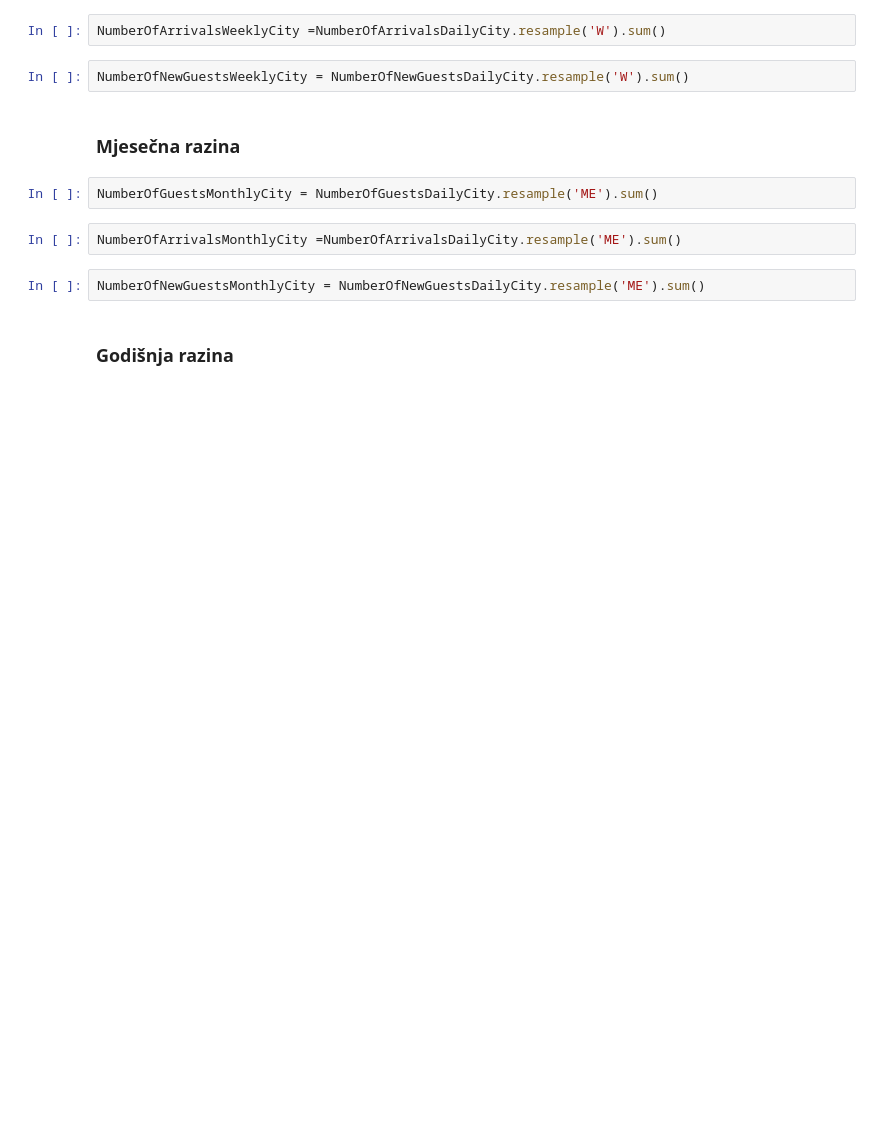
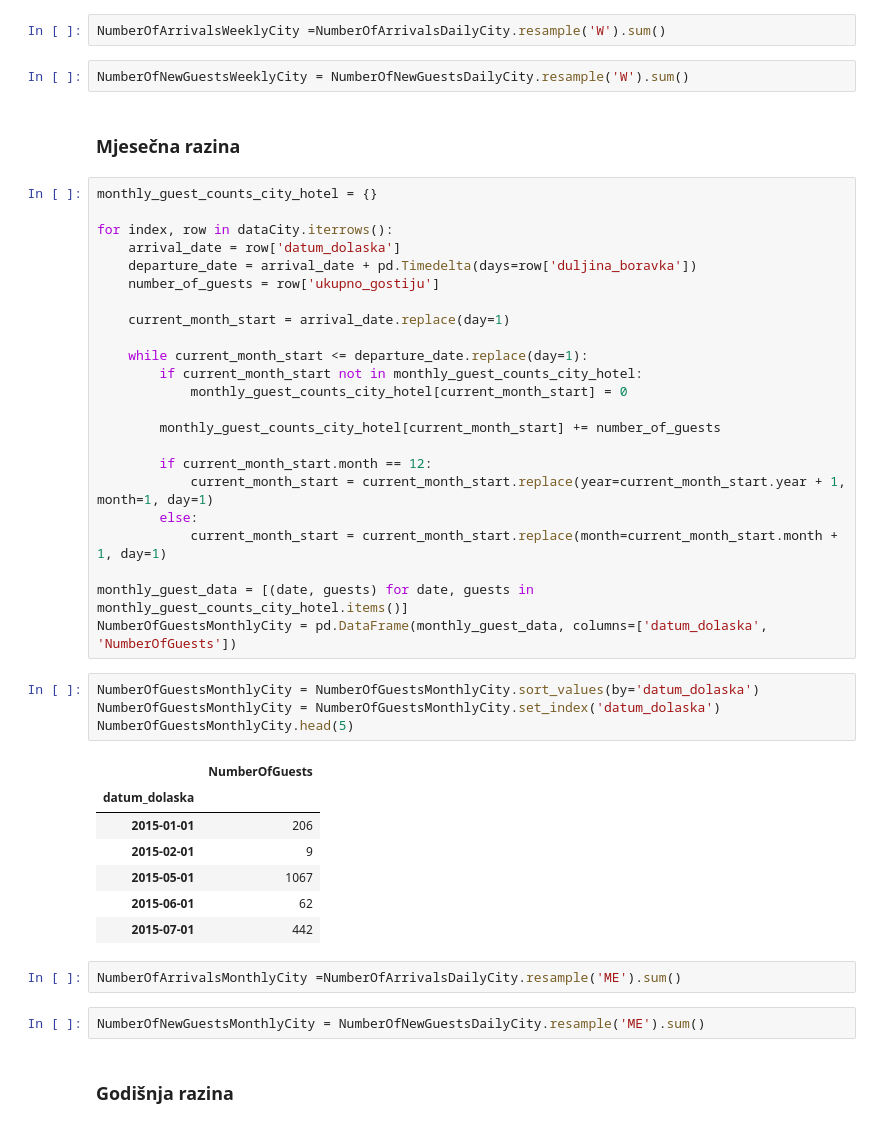
Before and after one commit to MarkoHaralovic/Prediction-of-Hotel-Occupancy, a Jupyter notebook: prediction-of-hotel-occupancy/notebooks/data_preprocessing.ipynb, the cells around one changed output. Cells and saved outputs as stored; diff of their text form; blank space fills up the shorter version.

```diff
--- a/prediction-of-hotel-occupancy/notebooks/data_preprocessing.ipynb
+++ b/prediction-of-hotel-occupancy/notebooks/data_preprocessing.ipynb
@@ -167,8 +205,41 @@ NumberOfArrivalsWeeklyCity =NumberOfArrivalsDailyCity.resample('W').sum()
 NumberOfNewGuestsWeeklyCity = NumberOfNewGuestsDailyCity.resample('W').sum()
 # %% [markdown]
 ### Mjesečna razina
-# %%
-NumberOfGuestsMonthlyCity = NumberOfGuestsDailyCity.resample('ME').sum()
+# %%
+monthly_guest_counts_city_hotel = {}
+
+for index, row in dataCity.iterrows():
+    arrival_date = row['datum_dolaska']
+    departure_date = arrival_date + pd.Timedelta(days=row['duljina_boravka'])
+    number_of_guests = row['ukupno_gostiju']
+
+    current_month_start = arrival_date.replace(day=1)
+
+    while current_month_start <= departure_date.replace(day=1):
+        if current_month_start not in monthly_guest_counts_city_hotel:
+            monthly_guest_counts_city_hotel[current_month_start] = 0
+
+        monthly_guest_counts_city_hotel[current_month_start] += number_of_guests
+
+        if current_month_start.month == 12:
+            current_month_start = current_month_start.replace(year=current_month_start.year + 1, month=1, day=1)
+        else:
+            current_month_start = current_month_start.replace(month=current_month_start.month + 1, day=1)
+
+monthly_guest_data = [(date, guests) for date, guests in monthly_guest_counts_city_hotel.items()]
+NumberOfGuestsMonthlyCity = pd.DataFrame(monthly_guest_data, columns=['datum_dolaska', 'NumberOfGuests'])
+# %%
+NumberOfGuestsMonthlyCity = NumberOfGuestsMonthlyCity.sort_values(by='datum_dolaska')
+NumberOfGuestsMonthlyCity = NumberOfGuestsMonthlyCity.set_index('datum_dolaska')
+NumberOfGuestsMonthlyCity.head(5)
+# %% [output]
+|  | NumberOfGuests |
+| datum_dolaska |  |
+| 2015-01-01 | 206 |
+| 2015-02-01 | 9 |
+| 2015-05-01 | 1067 |
+| 2015-06-01 | 62 |
+| 2015-07-01 | 442 |
 # %%
 NumberOfArrivalsMonthlyCity =NumberOfArrivalsDailyCity.resample('ME').sum()
 # %%
```
Also changed, not shown: parts of 16 cells of this notebook, 7 other files.
